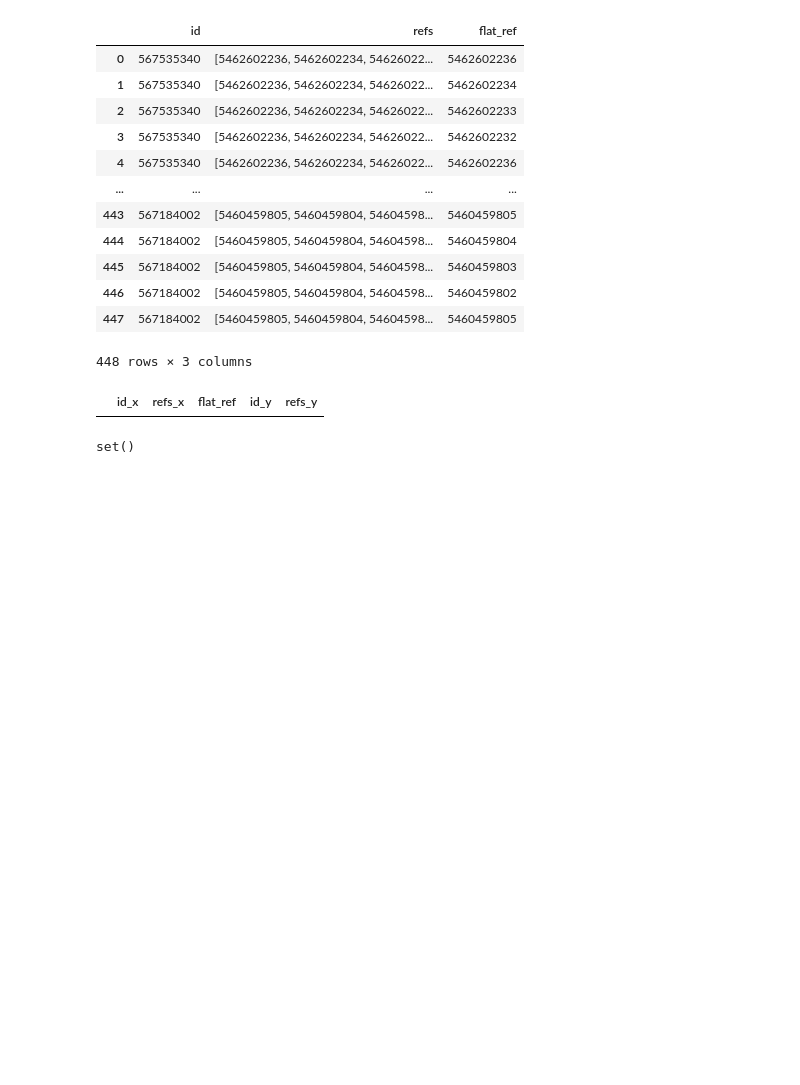
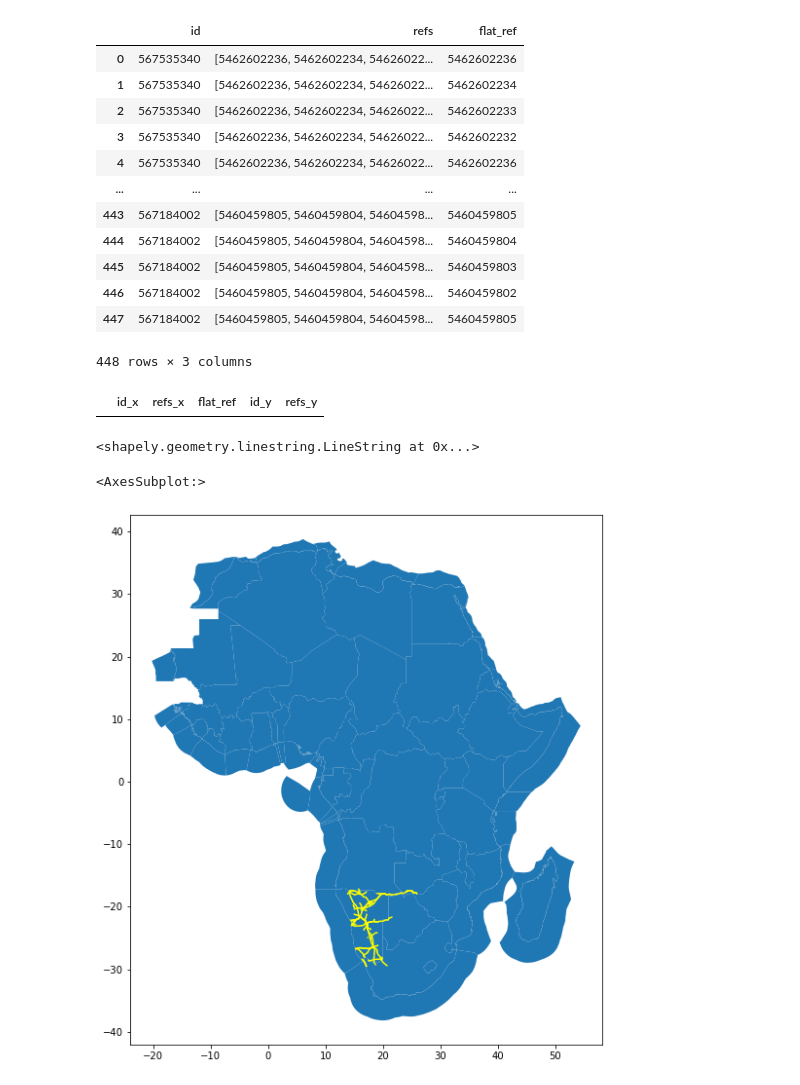
Before and after one commit to pypsa-meets-earth/pypsa-africa-hackathon, a Jupyter notebook: notebooks/osm_pbf_power_data_extractor_test.ipynb, the cells around one changed output. Saved outputs shown, nothing was run; the diff lists cells and outputs as text; code cells hidden in the pictures; blank space fills up the shorter version.

```diff
--- a/notebooks/osm_pbf_power_data_extractor_test.ipynb
+++ b/notebooks/osm_pbf_power_data_extractor_test.ipynb
@@ -62,7 +62,7 @@ def download_pbf(country_code, update):
         name of the network component
         update = true forces re-download of files
     """
-    country_name = AFRICA_CC[country_code]
+    country_name = world_countries[country_code]
     # Filename for geofabrik
     geofabrik_filename = f"{country_name}-latest.osm.pbf"
     # https://download.geofabrik.de/africa/nigeria-latest.osm.pbf
@@ -419,7 +417,7 @@ def convert_ways_point(df_way, Data):
 df_all_substations = pd.DataFrame()
 df_all_lines = pd.DataFrame()
 df_all_generators = pd.DataFrame()
-test_CC = {"NG": "nigeria"}
+test_CC = {"NA": "namibia"}
 for country_code in test_CC.keys():
     substation_data, line_data, generator_data = download_and_filter(country_code)
     for feature in ["substation", "line","generator"]:
@@ -650,7 +649,27 @@ for ref in df_all_substations.dropna(subset=['refs'])["refs"]:  # goes through e
         all_st_refs.add(r)
 # %%
 # all_line_refs
-# %%
-all_line_refs.intersection(all_st_refs)
-# %% [output]
-set()
+# %%
+lines.geometry.loc[0]
+# %% [output]
+<shapely.geometry.linestring.LineString at 0x...>
+# %%
+# plot raw data
+
+
+continent = gpd.read_file('resources/country_shapes.geojson')
+off_shore = gpd.read_file('resources/offshore_shapes.geojson')
+off_shore_old = gpd.read_file('resources/offshore_shapes_old.geojson')
+gadm = gpd.read_file('resources/gadm_shapes.geojson')
+
+df_all_lines2 = df_all_lines.copy()
+df_all_lines2 = df_all_lines2[~df_all_lines2["tags.voltage"].isna()]
+df_all_lines2["geometry"] = [LineString(x.lonlat) for index, x in df_all_lines2.iterrows()]
+lines = gpd.GeoDataFrame(geometry=df_all_lines2.geometry, crs='epsg:4326')
+
+ax = continent.plot(figsize=(10,10))
+off_shore.plot(ax=ax)
+lines.plot(ax=ax, color="yellow")
+# %% [output]
+<AxesSubplot:>
+[figure, added]
```
Also changed, not shown: parts of 3 cells of this notebook.
